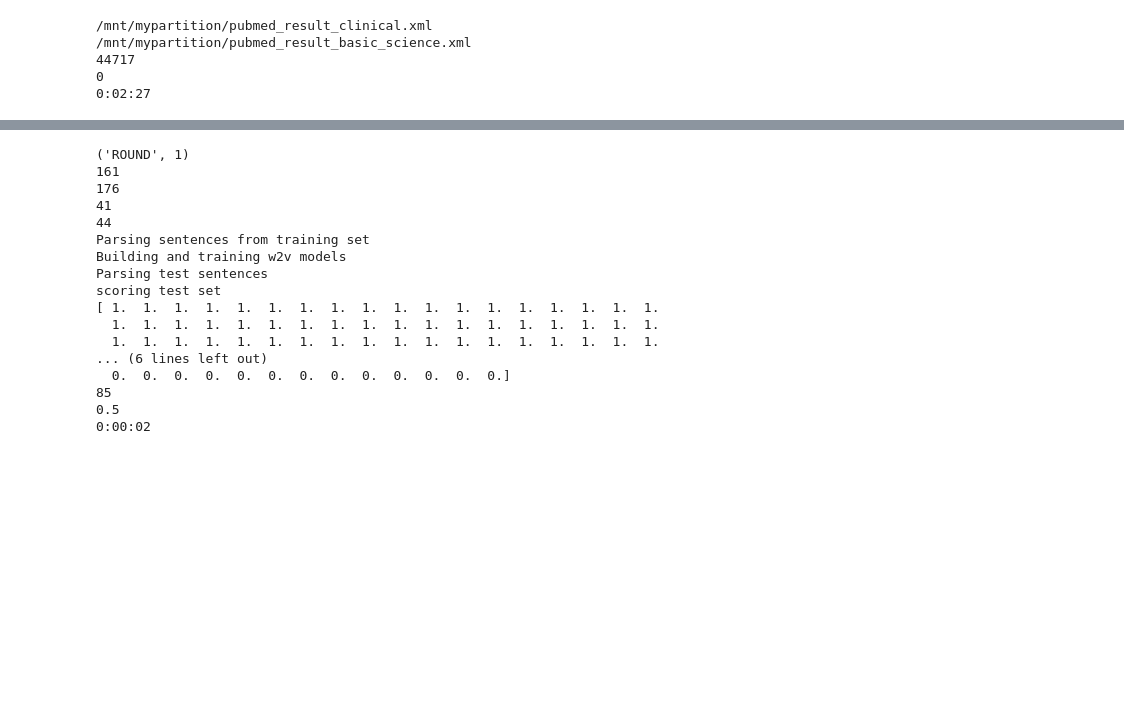
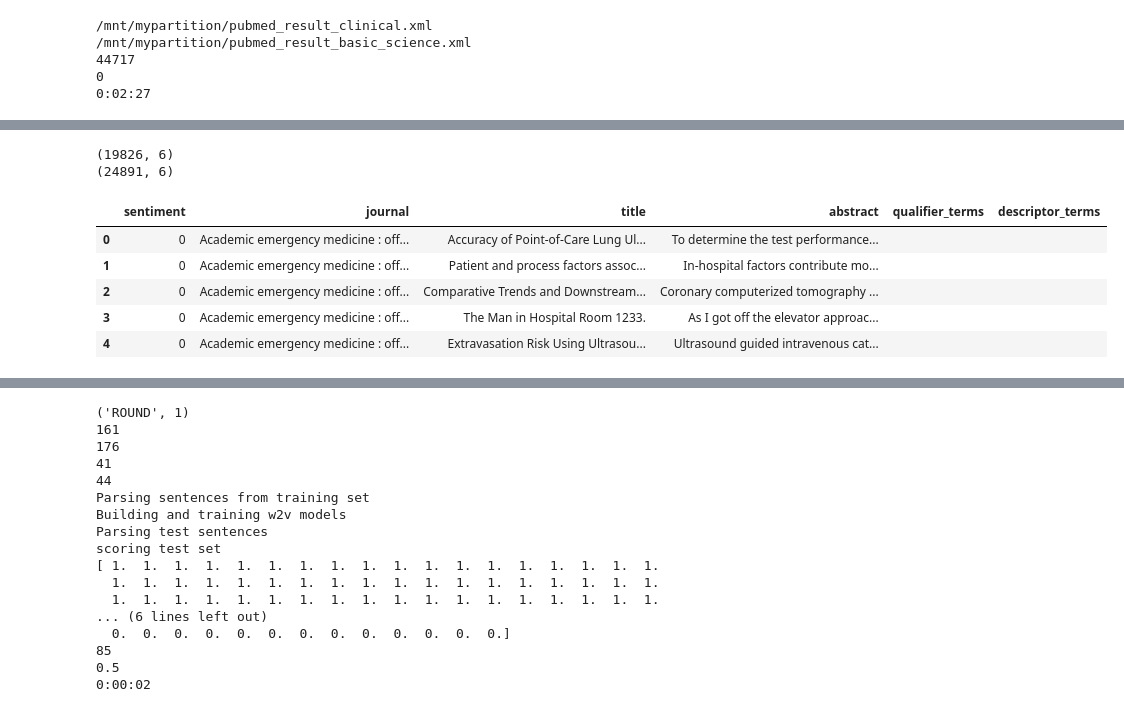
Before and after one commit to sarahwie/pubmed_nlp_research, a Jupyter notebook: journals_Pubmed_word2vec_inversion.ipynb, the cells around one changed output, grey strips where cells are left out. Drawn from its saved outputs; the diff is of its cells as text; code cells hidden in the pictures; blank space fills up the shorter version.

```diff
--- a/journals_Pubmed_word2vec_inversion.ipynb
+++ b/journals_Pubmed_word2vec_inversion.ipynb
@@ -227,0 +222,15 @@ pickle.dump(df, open('/mnt/mypartition/Desktop2/dfJournalsSubset.p', 'wb'))
+# %%
+print df1.shape
+print df2.shape
+# %% [output]
+(19826, 6)
+(24891, 6)
+# %%
+df1[0:5]
+# %% [output]
+|  | sentiment | journal | title | abstract | qualifier_terms | descriptor_terms |
+| 0 | 0 | Academic emergency medicine : off... | Accuracy of Point-of-Care Lung Ul... | To determine the test performance... |  |  |
+| 1 | 0 | Academic emergency medicine : off... | Patient and process factors assoc... | In-hospital factors contribute mo... |  |  |
+| 2 | 0 | Academic emergency medicine : off... | Comparative Trends and Downstream... | Coronary computerized tomography ... |  |  |
+| 3 | 0 | Academic emergency medicine : off... | The Man in Hospital Room 1233. | As I got off the elevator approac... |  |  |
+| 4 | 0 | Academic emergency medicine : off... | Extravasation Risk Using Ultrasou... | Ultrasound guided intravenous cat... |  |  |
```
Also changed, not shown: parts of 20 cells of this notebook.
